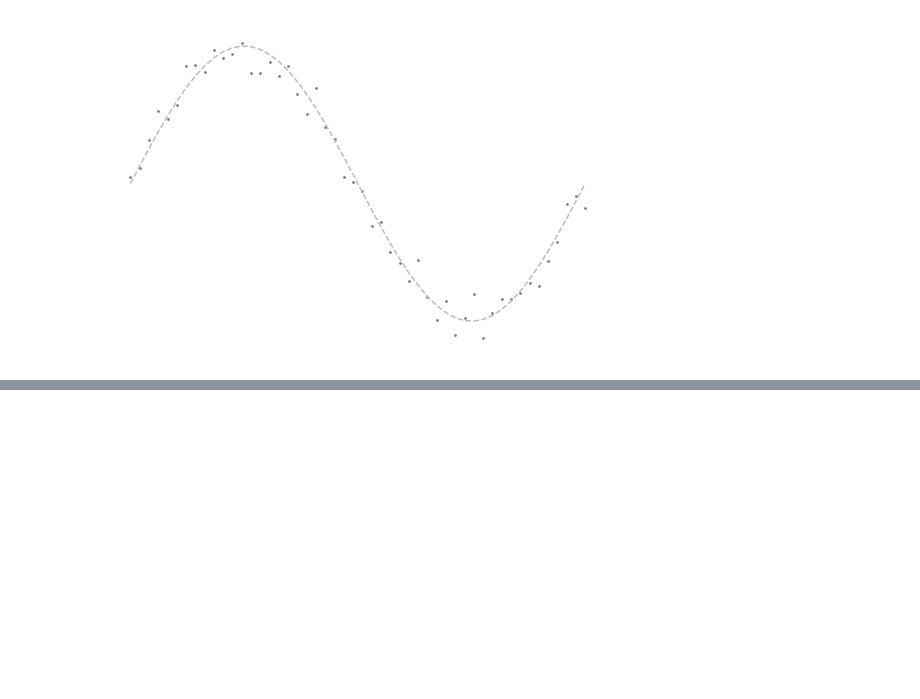
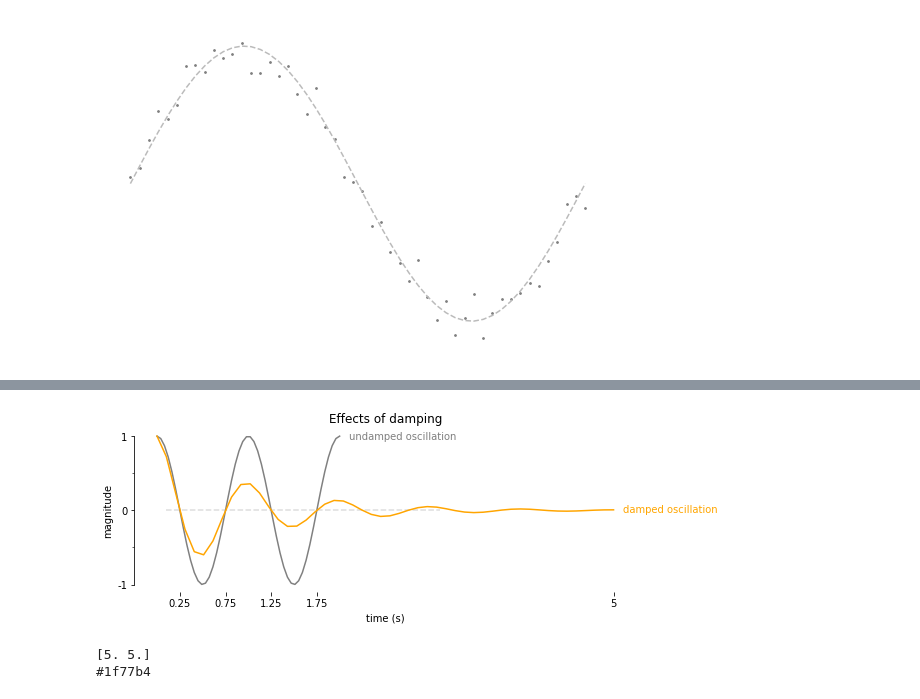
Before and after one commit to coreygirard/less, a Jupyter notebook: demo.ipynb, the cells around one changed output, grey strips where cells are left out. Saved outputs shown, nothing was run; the diff lists cells and outputs as text; code cells hidden in the pictures; blank space fills up the shorter version.

```diff
--- a/demo.ipynb
+++ b/demo.ipynb
@@ -68,0 +75,38 @@ chart.render()
+# %%
+# https://matplotlib.org/examples/subplots_axes_and_figures/subplot_demo.html
+
+x1 = np.linspace(0.0, 5.0)
+x2 = np.linspace(0.0, 2.0)
+
+y1 = np.cos(2 * np.pi * x1) * np.exp(-x1)
+y2 = np.cos(2 * np.pi * x2)
+# %%
+chart = less.Chart(9,3)
+
+chart.plot(x=[0.1,3.1], y=[0,0], linestyle='--', color='#dddddd')
+chart.plot(name='undamped', x=x2, y=y2, linestyle='-', color='grey')
+chart.plot(name='damped', x=x1, y=y1, linestyle='-', color='orange')
+
+chart.spine.left.visible(True)
+chart.spine.left.ticks.major([-1, 0, 1])
+chart.spine.left.ticks.minor([-0.5, 0.5])
+
+chart.spine.bottom.ticks.major([1/4, 3/4, 5/4, 7/4, 5])
+
+chart.line.label(line='damped',label='damped oscillation')
+chart.line.label(line='undamped',label='undamped oscillation')
+
+chart.spine.left.label('magnitude')
+chart.spine.bottom.label('time (s)')
+chart.title('Effects of damping')
+
+chart.render()
+# %% [output]
+[figure, added]
+# %%
+line = plt.plot(range(6),range(6))[0]
+print(line.get_xydata()[-1])
+print(line.get_color())
+# %% [output]
+[5. 5.]
+#1f77b4
```
Also changed, not shown: parts of 3 cells of this notebook, 6 other files.
